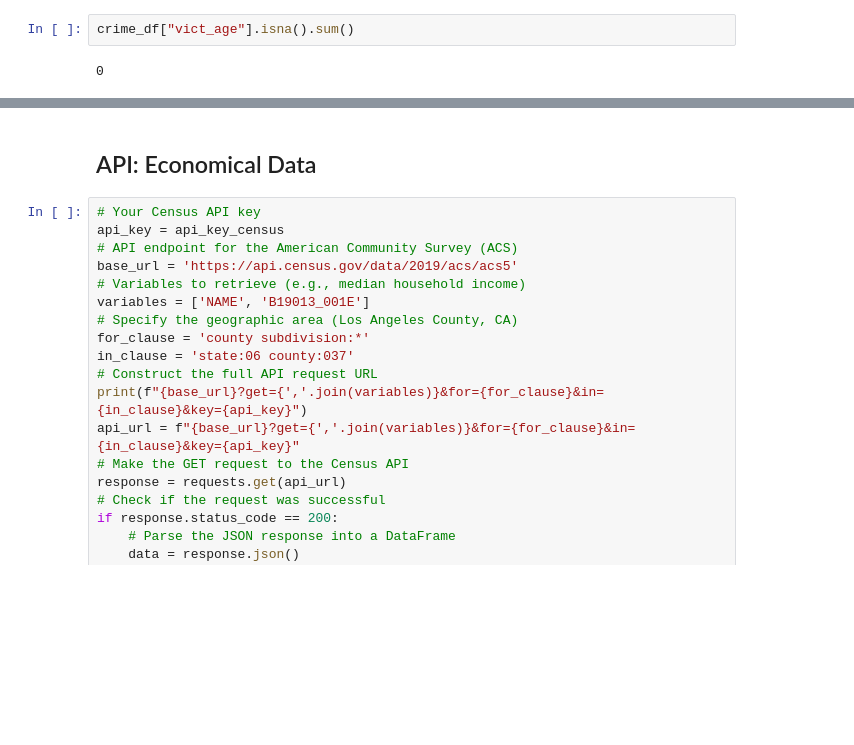
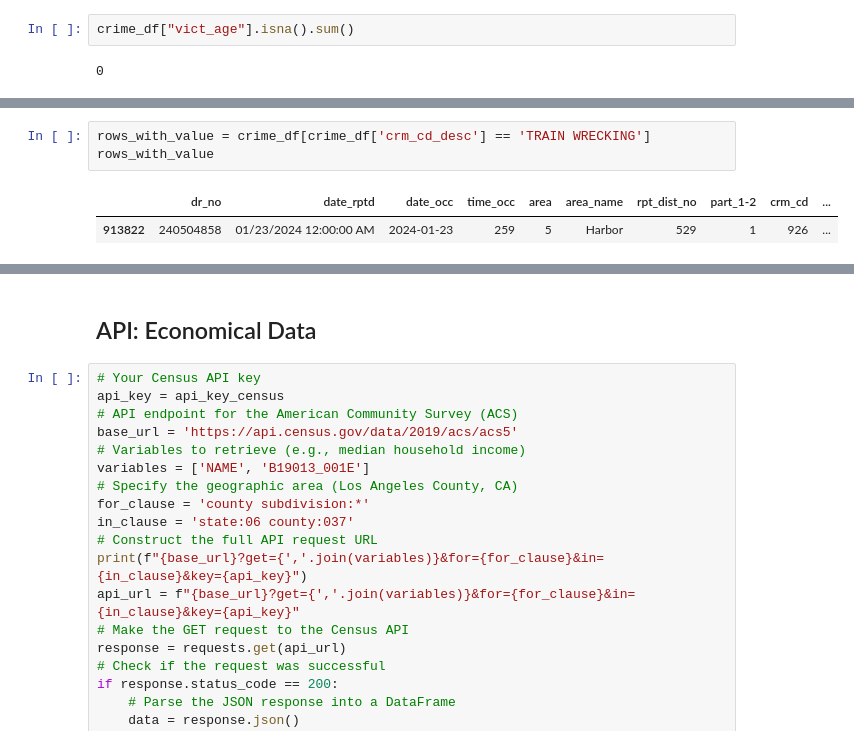
Before and after one commit to Mancini997/FirstLabWeek, a Jupyter notebook: Crime Project/Crimes_main.ipynb, the cells around one changed output, grey strips where cells are left out. Cells and saved outputs as stored; diff of their text form; blank space fills up the shorter version.

```diff
--- a/Crime Project/Crimes_main.ipynb
+++ b/Crime Project/Crimes_main.ipynb
@@ -162,0 +183,6 @@ crime_df["vict_age"].isna().sum()
+# %%
+rows_with_value = crime_df[crime_df['crm_cd_desc'] == 'TRAIN WRECKING']
+rows_with_value
+# %% [output]
+|  | dr_no | date_rptd | date_occ | time_occ | area | area_name | rpt_dist_no | part_1-2 | crm_cd | ... |
+| 913822 | 240504858 | 01/23/2024 12:00:00 AM | 2024-01-23 | 259 | 5 | Harbor | 529 | 1 | 926 | ... |
```
Also changed, not shown: parts of 8 cells of this notebook.
